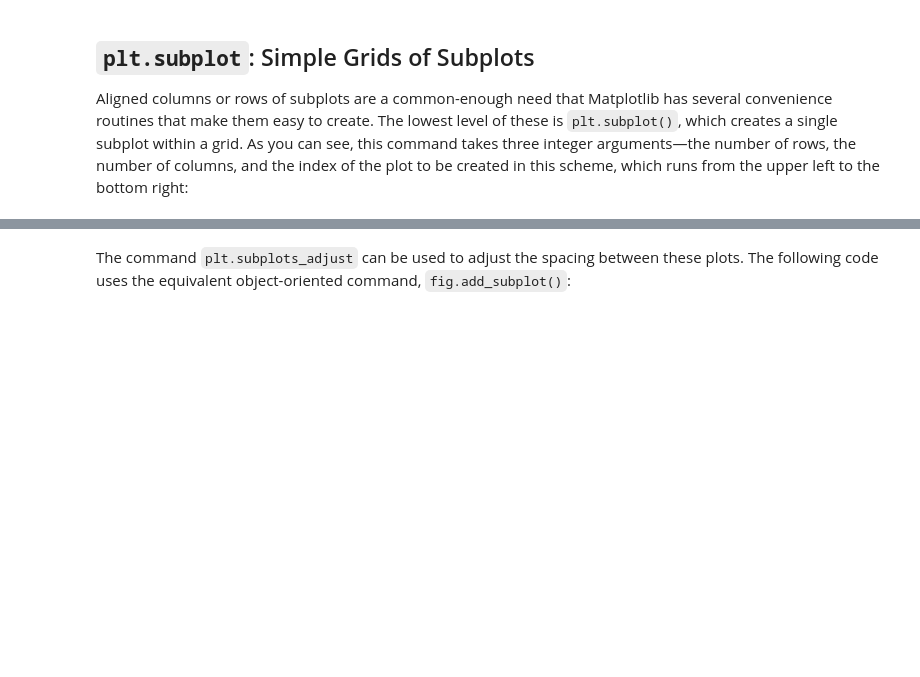
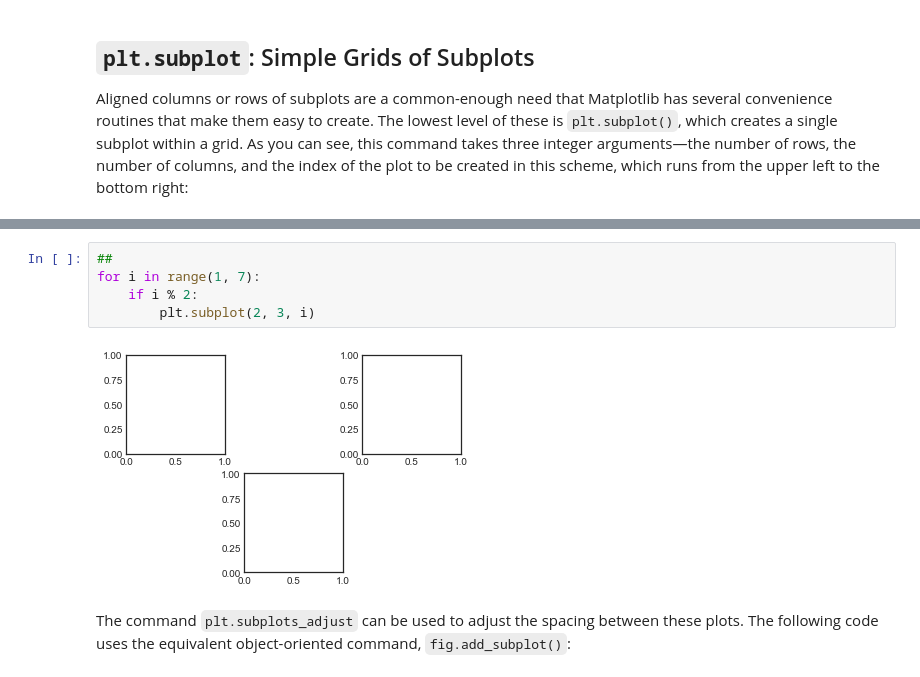
Before and after one commit to gbrs/VanderPlas_Python_DS_Handbook, a Jupyter notebook: notebooks/04.08-Multiple-Subplots.ipynb, the cells around one changed output, grey strips where cells are left out. Saved outputs shown, nothing was run; the diff lists cells and outputs as text; blank space fills up the shorter version.

```diff
--- a/notebooks/04.08-Multiple-Subplots.ipynb
+++ b/notebooks/04.08-Multiple-Subplots.ipynb
@@ -83,3 +83,10 @@ for i in range(1, 7):
+# %%
+##
+for i in range(1, 7):
+    if i % 2:
+        plt.subplot(2, 3, i)
+# %% [output]
+[figure, added]
 # %% [markdown]
 The command ``plt.subplots_adjust`` can be used to adjust the spacing between these plots.
 The following code uses the equivalent object-oriented command, ``fig.add_subplot()``:
```
Also changed, not shown: parts of 8 cells of this notebook.
